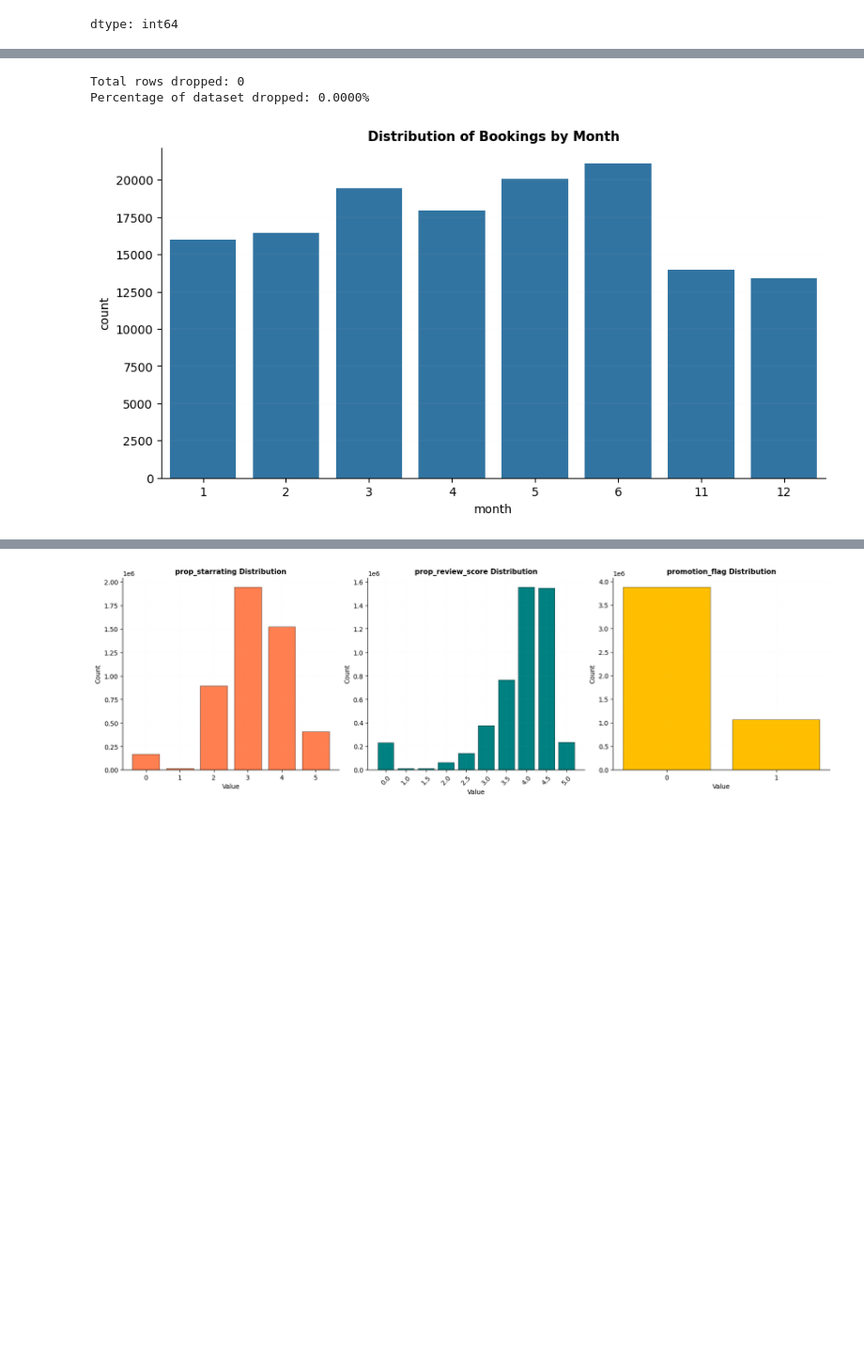
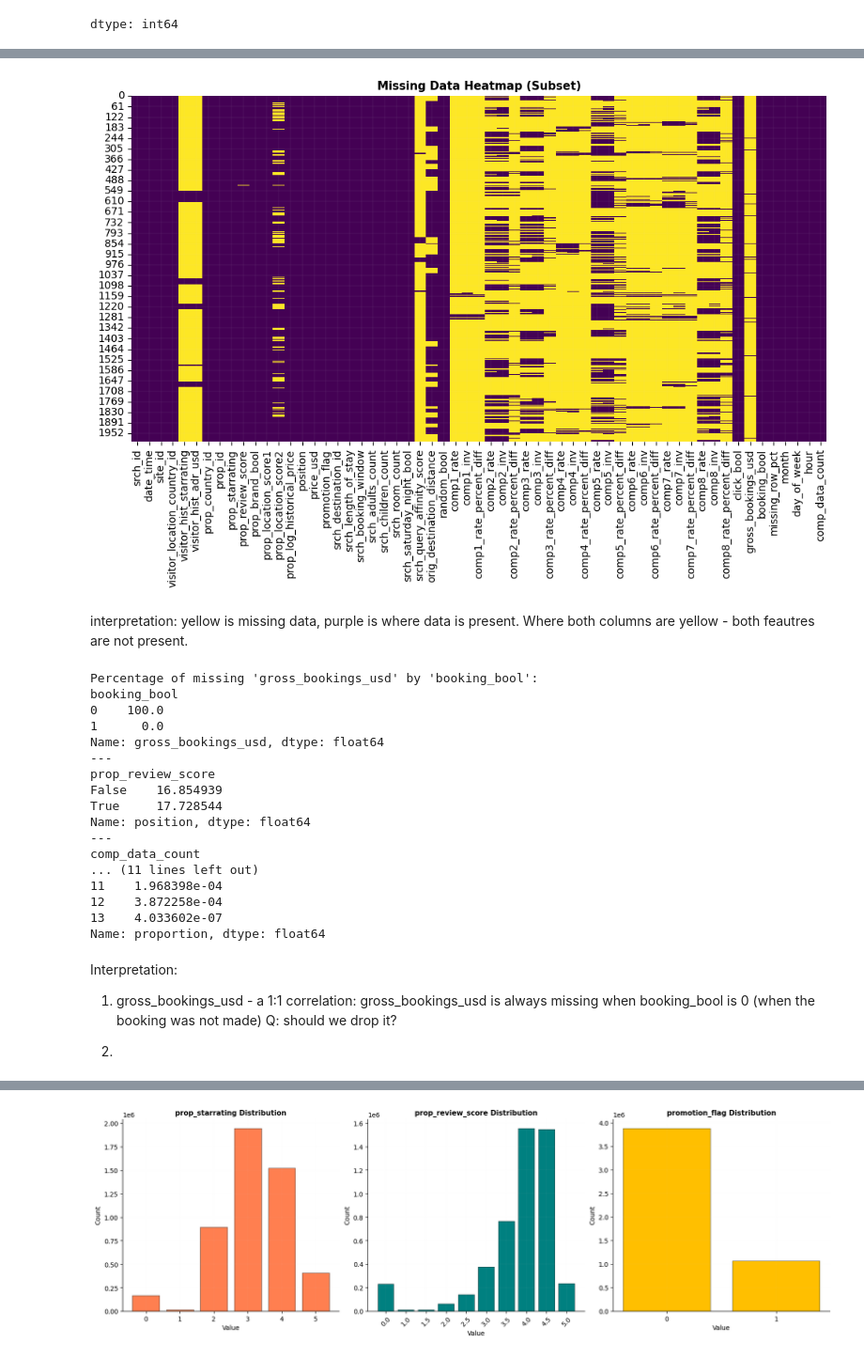
Before and after one commit to alicja-a-d/Data_Mining, a Jupyter notebook: A2/code/DMT_A2.ipynb, the cells around one changed output, grey strips where cells are left out. Shown at 94% size. Drawn from its saved outputs; the diff is of its cells as text; code cells hidden in the pictures; blank space fills up the shorter version.

```diff
--- a/A2/code/DMT_A2.ipynb
+++ b/A2/code/DMT_A2.ipynb
@@ -87,7 +115,10 @@ dtype: int64
 # %%
-# % of missing values per row
-df['missing_row_pct'] = (df.isnull().sum(axis=1) / len(df.columns)) * 100
+# % of missing values per column
+missing_col_pct = (df.isnull().sum() / len(df)) * 100
 
-# summary
-print(df['missing_row_pct'].describe())
+# descending order sort
+missing_col_pct = missing_col_pct.sort_values(ascending=False)
+
+# only columns with some missing data
+display(missing_col_pct[missing_col_pct > 0])
 # %% [output]
@@ -95,28 +143,45 @@ NameError: name 'df' is not defined
-# %%
-# checking if any rows are droppped due to datetime
-initial_count = len(df)
-df['date_time'] = pd.to_datetime(df['date_time'], errors='coerce')
-valid_count = df['date_time'].notna().sum()
-
-dropped_rows = initial_count - valid_count
-print(f"Total rows dropped: {dropped_rows}")
-print(f"Percentage of dataset dropped: {(dropped_rows / initial_count) * 100:.4f}%")
-# %% [output]
-Total rows dropped: 0
-Percentage of dataset dropped: 0.0000%
+# %%
+# visualise the first 1000 rows to see if missingness is clustered
+plt.figure(figsize=(12, 6))
+sns.heatmap(df.iloc[:2000].isnull(), cbar=False, cmap='viridis')
+plt.title("Missing Data Heatmap (Subset)")
+plt.show()
+# %% [output]
+[figure, added]
+# %% [markdown]
+interpretation: yellow is missing data, purple is where data is present. Where both columns are yellow - both feautres are not present.
 # %%
-def get_datetime(data):
-    data['month'] = data['date_time'].dt.month
-    data['day_of_week'] = data['date_time'].dt.dayofweek
-    data['hour'] = data['date_time'].dt.hour
-    return data
+# 1. Check if gross_bookings_usd is missing when booking_bool is 0
+missing_logic = df.groupby('booking_bool')['gross_bookings_usd'].apply(lambda x: x.isnull().mean() * 100)
+print(f"Percentage of missing 'gross_bookings_usd' by 'booking_bool':\n{missing_logic}")
+print("---")
 
-df = get_datetime(df)
-
-# booking distribution by month
-plt.figure(figsize=(10, 5))
-sns.countplot(data=df[df['booking_bool'] == 1], x='month')
-plt.title('Distribution of Bookings by Month')
-plt.show()
+# 3. Analyze competitor rate sparsity
+# Count how many competitor columns have data per row
+comp_rate_cols = [c for c in df.columns if 'rate' in c and 'comp' in c]
+df['comp_data_count'] = df[comp_rate_cols].notnull().sum(axis=1)
+print(df['comp_data_count'].value_counts(normalize=True).sort_index())
 # %% [output]
-[figure, removed]
+Percentage of missing 'gross_bookings_usd' by 'booking_bool':
+booking_bool
+0    100.0
+1      0.0
+Name: gross_bookings_usd, dtype: float64
+---
+prop_review_score
+False    16.854939
+True     17.728544
+Name: position, dtype: float64
+---
+comp_data_count
+... (11 lines left out)
+11    1.968398e-04
+12    3.872258e-04
+13    4.033602e-07
+Name: proportion, dtype: float64
+# %% [markdown]
+Interpretation:
+1. gross_bookings_usd - a 1:1 correlation: gross_bookings_usd is always missing when booking_bool is 0 (when the booking was not made)
+Q: should we drop it?
+
+3.
```
Also changed, not shown: parts of 17 cells of this notebook.
